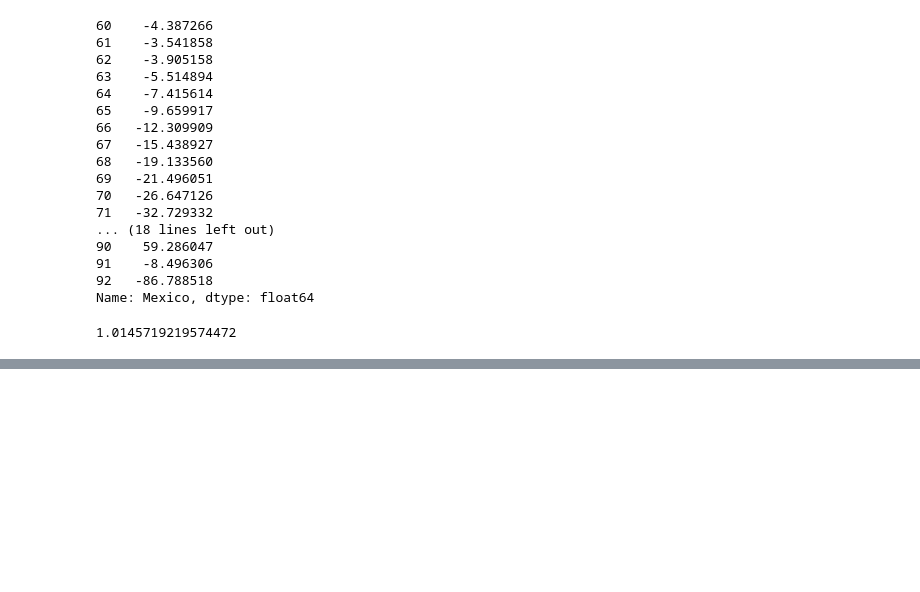
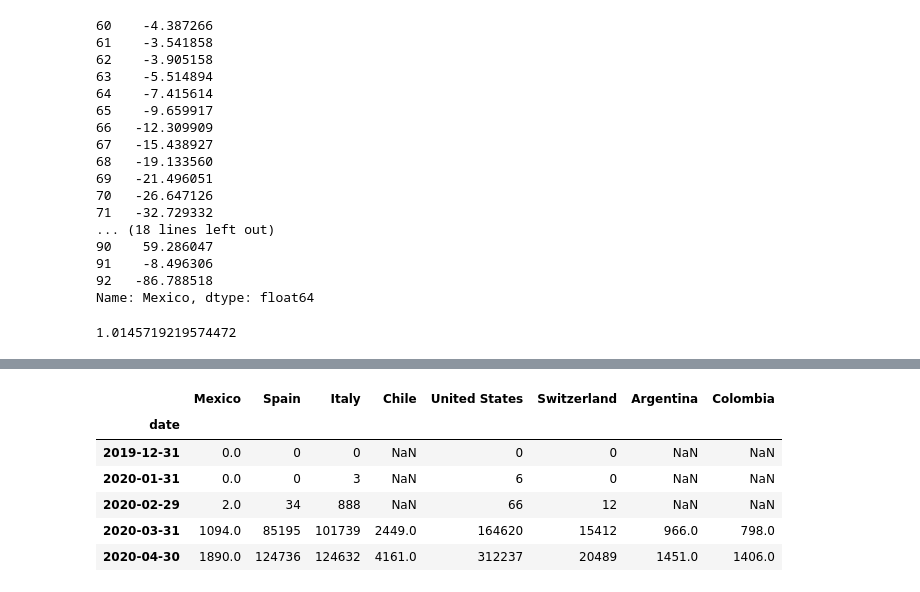
Before and after one commit to EduardoOrbegoso/gitvsc1pandas, a Jupyter notebook: curso_pandas3.ipynb, the cells around one changed output, grey strips where cells are left out. Cells and saved outputs as stored; diff of their text form; code cells hidden in the pictures; blank space fills up the shorter version.

```diff
--- a/curso_pandas3.ipynb
+++ b/curso_pandas3.ipynb
@@ -335,0 +404,15 @@ print(r_sq)
+# %%
+df=df.filter(items=['Mexico', 'Spain','Italy','Chile','United States','Switzerland','Argentina','Colombia'])
+pd.set_option('display.max_columns', None)
+pd.set_option('display.expand_frame_repr', False)
+resumen2 = pd.DataFrame()
+resumen2 = df.resample('M').last()
+resumen2
+# %% [output]
+|  | Mexico | Spain | Italy | Chile | United States | Switzerland | Argentina | Colombia |
+| date |  |  |  |  |  |  |  |  |
+| 2019-12-31 | 0.0 | 0 | 0 | NaN | 0 | 0 | NaN | NaN |
+| 2020-01-31 | 0.0 | 0 | 3 | NaN | 6 | 0 | NaN | NaN |
+| 2020-02-29 | 2.0 | 34 | 888 | NaN | 66 | 12 | NaN | NaN |
+| 2020-03-31 | 1094.0 | 85195 | 101739 | 2449.0 | 164620 | 15412 | 966.0 | 798.0 |
+| 2020-04-30 | 1890.0 | 124736 | 124632 | 4161.0 | 312237 | 20489 | 1451.0 | 1406.0 |
```
Also changed, not shown: parts of 6 cells of this notebook.
